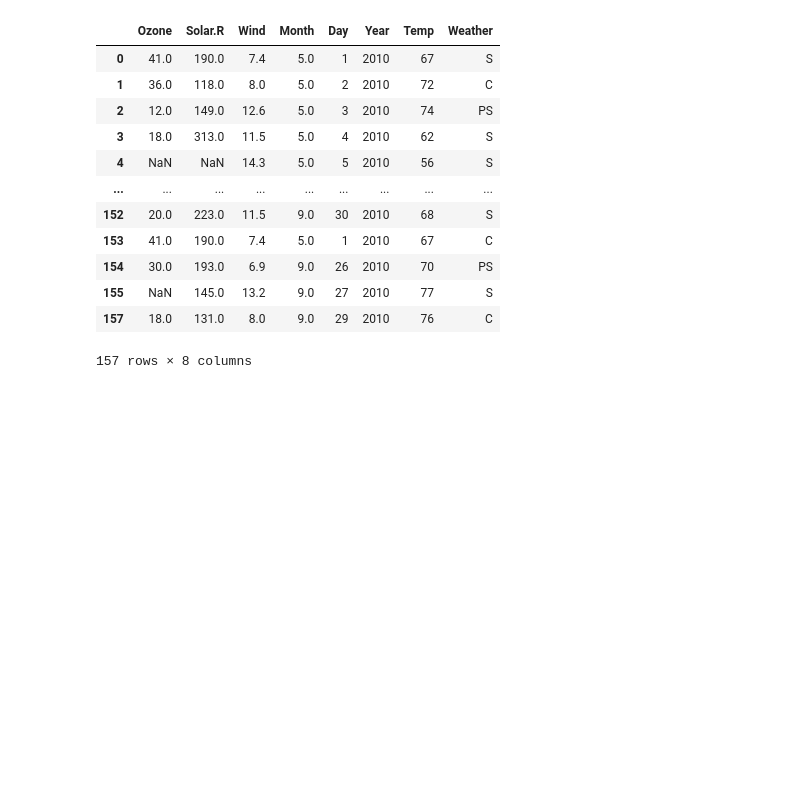
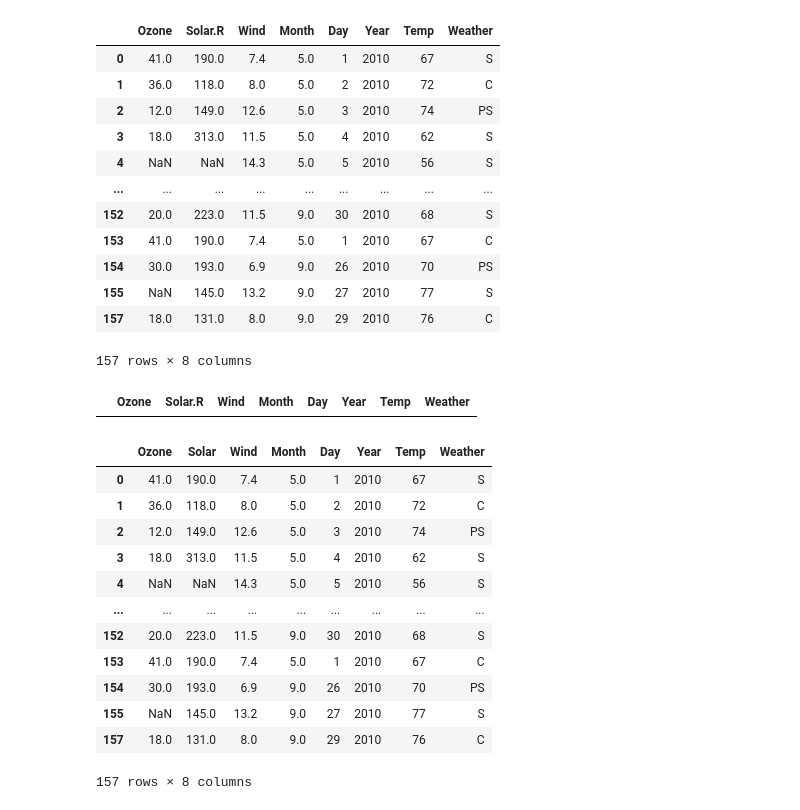
Before and after one commit to AnirudhReddy1252/AIML_TASK, a Jupyter notebook: EDA1_Practice.ipynb, the cells around one changed output. Cells and saved outputs as stored; diff of their text form; code cells hidden in the pictures; blank space fills up the shorter version.

```diff
--- a/EDA1_Practice.ipynb
+++ b/EDA1_Practice.ipynb
@@ -126,3 +126,24 @@ data1
 | 155 | NaN | 145.0 | 13.2 | 9.0 | 27 | 2010 | 77 | S |
 | 157 | 18.0 | 131.0 | 8.0 | 9.0 | 29 | 2010 | 76 | C |
 157 rows × 8 columns
+# %%
+data1[data1.duplicated()]
+# %% [output]
+|  | Ozone | Solar.R | Wind | Month | Day | Year | Temp | Weather |
+# %%
+data1.rename({'Solar.R': 'Solar'}, axis=1, inplace = True)
+data1
+# %% [output]
+|  | Ozone | Solar | Wind | Month | Day | Year | Temp | Weather |
+| 0 | 41.0 | 190.0 | 7.4 | 5.0 | 1 | 2010 | 67 | S |
+| 1 | 36.0 | 118.0 | 8.0 | 5.0 | 2 | 2010 | 72 | C |
+| 2 | 12.0 | 149.0 | 12.6 | 5.0 | 3 | 2010 | 74 | PS |
+| 3 | 18.0 | 313.0 | 11.5 | 5.0 | 4 | 2010 | 62 | S |
+| 4 | NaN | NaN | 14.3 | 5.0 | 5 | 2010 | 56 | S |
+| ... | ... | ... | ... | ... | ... | ... | ... | ... |
+| 152 | 20.0 | 223.0 | 11.5 | 9.0 | 30 | 2010 | 68 | S |
+| 153 | 41.0 | 190.0 | 7.4 | 5.0 | 1 | 2010 | 67 | C |
+| 154 | 30.0 | 193.0 | 6.9 | 9.0 | 26 | 2010 | 70 | PS |
+| 155 | NaN | 145.0 | 13.2 | 9.0 | 27 | 2010 | 77 | S |
+| 157 | 18.0 | 131.0 | 8.0 | 9.0 | 29 | 2010 | 76 | C |
+157 rows × 8 columns
```
Also changed, not shown: parts of 10 cells of this notebook.
